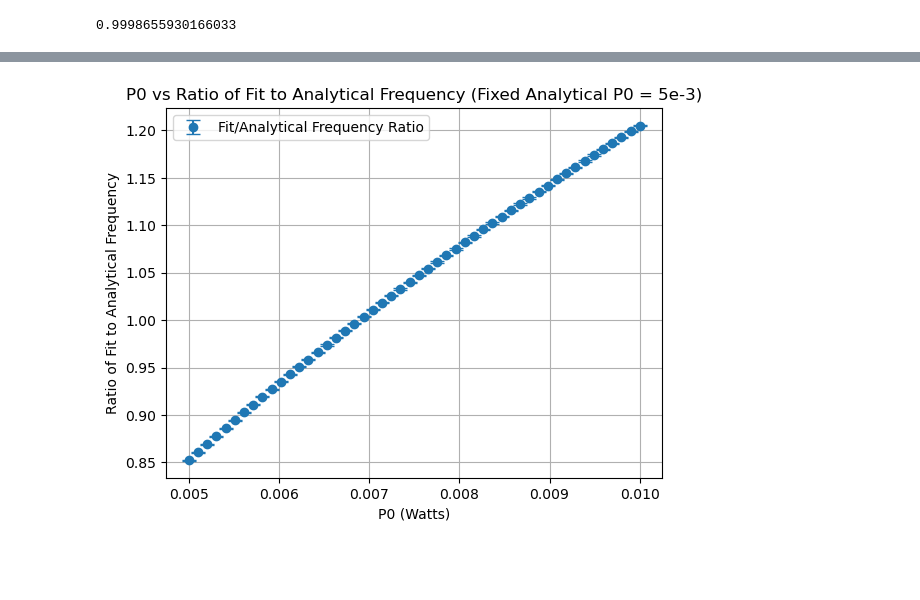
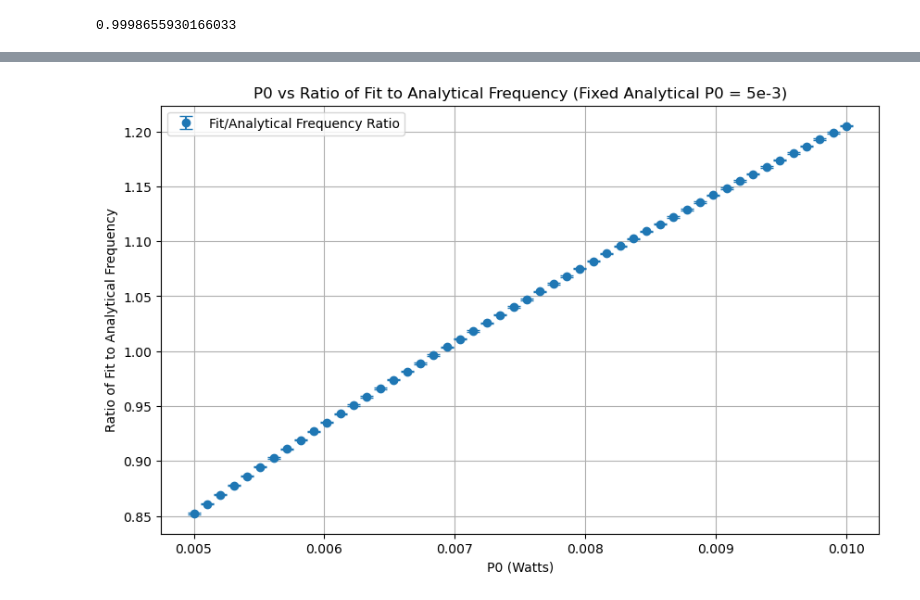
Before and after one commit to SQRLab/BladeRunner, a Jupyter notebook: Tweezers/Tweezer_Misalignment.ipynb, the cells around one changed output, grey strips where cells are left out. Drawn from its saved outputs; the diff is of its cells as text; code cells hidden in the pictures; blank space fills up the shorter version.

```diff
--- a/Tweezers/Tweezer_Misalignment.ipynb
+++ b/Tweezers/Tweezer_Misalignment.ipynb
@@ -26,16 +26,16 @@ omega_res = 2*pi*c/lambdares
 linewidths = np.array(df["A_ki (s^-1)"])
 lifetimes = linewidths
 # %%
-N = 2
+N = 1
 #x = np.empty(N)
 omega_rf_axial = 1 * 2 * pi * 1e6
+ionspacing = ion_spacing(N,omega_rf_axial)
 P0 = 5e-3
 beam_waist = 5e-6
 omega_tw_radial = tweezer_optical_potential_to_trap_frequency(tweezer_wavelength,linewidths,omega_res,P0,beam_waist,m)[0]
 #print(omega_tw_radial)
 tweezed_ion = 0
 displacement = beam_waist * 0.9
-ionspacing = ion_spacing(N,omega_rf_axial)
 # %%
 tweeze_on = fsolve(pot_derivative_with_tweeze,ionspacing[0],args = (omega_rf_axial,omega_tw_radial,tweezed_ion,displacement))
 print(tweeze_on)
@@ -414,33 +254,33 @@ for P0 in P0_values:
 
     # Calculate the fit-based radial frequency
     fit = np.sqrt(2 * popt[1] / m)
 
     # Estimate error from the covariance matrix for popt[1]
     perr = np.sqrt(np.diag(pcov))
     fit_error = np.abs(fit * (perr[1] / popt[1]))
 
     # Calculate the ratio of fit to analytical frequency and collect data for plotting
     ratio = fit / analytical[0]
     ratio_error = fit_error / analytical[0]
 
     results.append((dial, ratio))
     ratios.append(ratio)  # Collect ratios for plotting
     errors.append(ratio_error)  # Collect errors for error bars
 
 # Plot the P0 values against the ratios
-fig, ax = plt.subplots()
-#ax.figure(figsize=(8, 6))
+fig, ax = plt.subplots(figsize=(10, 6))
+#ax.figure(figsize=(10, 6))
 ax.errorbar(P0_values, ratios, yerr=errors, fmt='o', label='Fit/Analytical Frequency Ratio', capsize=5)
 ax.set_xlabel('P0 (Watts)')
 ax.set_ylabel('Ratio of Fit to Analytical Frequency')
 ax.set_title('P0 vs Ratio of Fit to Analytical Frequency (Fixed Analytical P0 = 5e-3)')
 ax.legend()
 ax.grid(True)
 #ax.set_xticks(P0_values,labels = P0_values_miliwatts)
 plt.savefig("Trapping_Frequency_P0.png")
 plt.show()
 
 # Optionally print a specific P0 and ratio
 #print(f"P0: {P0_values[7]:.5f}, Ratio: {ratios[7]:.5f}")
 # %% [output]
-[figure, old version]
+[figure, new version]
```
Also changed, not shown: parts of 5 cells of this notebook, 3 other files.
